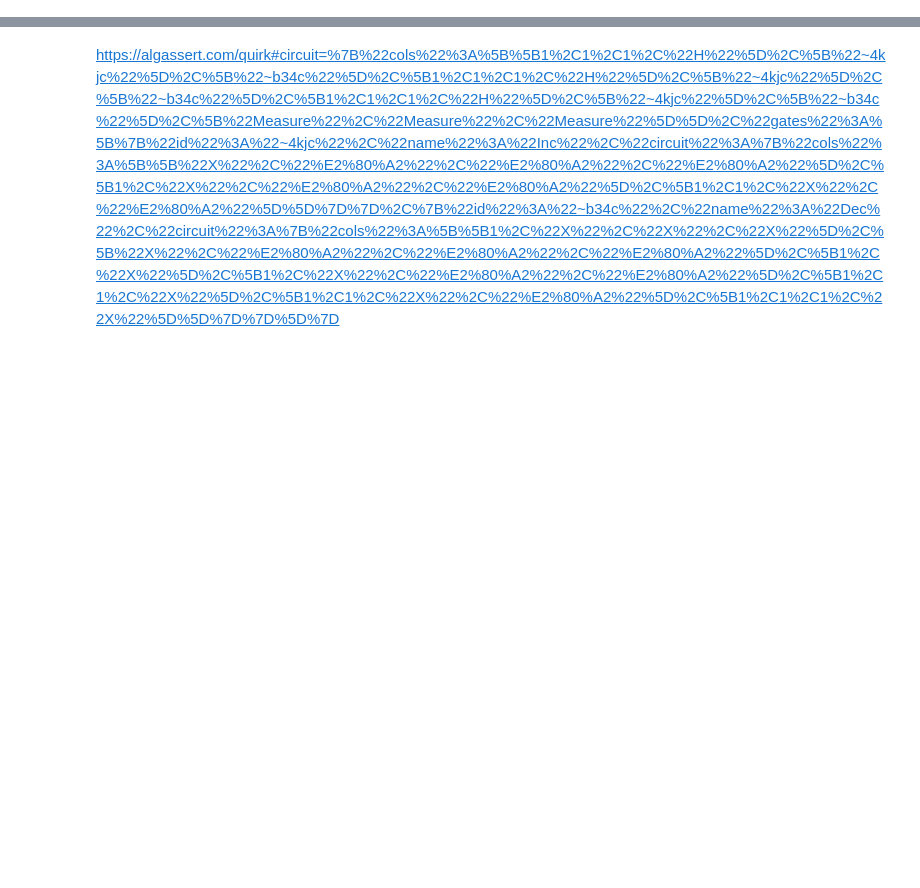
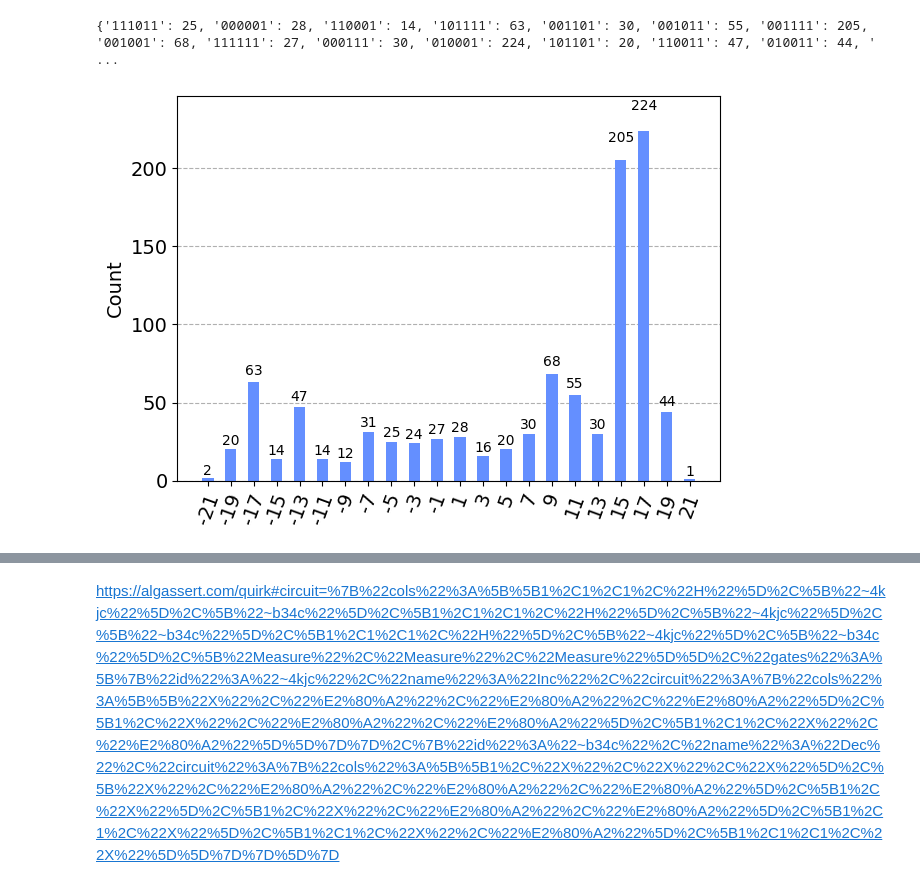
Before and after one commit to xiao278/cycle-graph-quantum-walk, a Jupyter notebook: qiskit_random_walk_cycle.ipynb, the cells around one changed output, grey strips where cells are left out. Saved outputs shown, nothing was run; the diff lists cells and outputs as text; code cells hidden in the pictures; blank space fills up the shorter version.

```diff
--- a/qiskit_random_walk_cycle.ipynb
+++ b/qiskit_random_walk_cycle.ipynb
@@ -10 +11,18 @@ import matplotlib as mpl
+# %%
+#----- parameters -----
+
+#number of qubits representing walker state (2^n states)
+#graph node numbers range: [-2^(n-1), +2^(n-1)-1]
+n = 6
+
+#number of iterations/walks to be performed
+step = 25
+
+#display all columns, False if too cluttered
+showAll = False;
+
+#determines the coin qubit starting state (true -> 1, false -> 0)
+invertCoin = True;
+
+#----- /parameters -----
 # %%
@@ -113,3 +85,50 @@ plot_histogram(newResult)
+# %%
+
+def aersim(circ):
+      sim = Aer.get_backend('aer_simulator')
+      return execute(circ, sim, shots=1000).result().get_counts(circ)
+
+def ionq(circ):
+    backend = provider.get_backend("ionq.simulator")
+    #backend = provider.get_backend("ionq.qpu")
+    job = backend.run(circ, shots=1000)
+    print("Job id:", job.id())
+    res = job.result()
+    return res.get_counts()
+
+
+# ------
+
+result = aersim(qwc)
+
+# ------
+
+
+
+result2 = {}
+for r in result:
+    b = r[::-1]
+    result2[b] = result[r]
+print(result2)
+
+newResult = {}
+if (showAll):
+    for i in range(-(2 ** (n - 1)), 2 ** (n - 1)):
+        newResult[i] = 0
+
+for r in result:
+    #b = r.split(" ")[1]
+    b = r[::-1]
+    dec = int(b, 2)
+    if (b[0] == "1"):
+        dec -= 2 ** len(b)
+    newResult[dec] = result[r]
+
+plot_histogram(newResult)
+#qwc.draw(output="mpl")
+# %% [output]
+{'111011': 25, '000001': 28, '110001': 14, '101111': 63, '001101': 30, '001011': 55, '001111': 205, '001001': 68, '111111': 27, '000111': 30, '010001': 224, '101101': 20, '110011': 47, '010011': 44, ' ...
+[figure, added]
 # %% [markdown]
 Cycle graph node numbers
 ![4A16B9E1-A77E-4F20-B4FB-AF893F24192A.jpeg](attachment:4A16B9E1-A77E-4F20-B4FB-AF893F24192A.jpeg)
```
Also changed, not shown: parts of 2 cells of this notebook.
